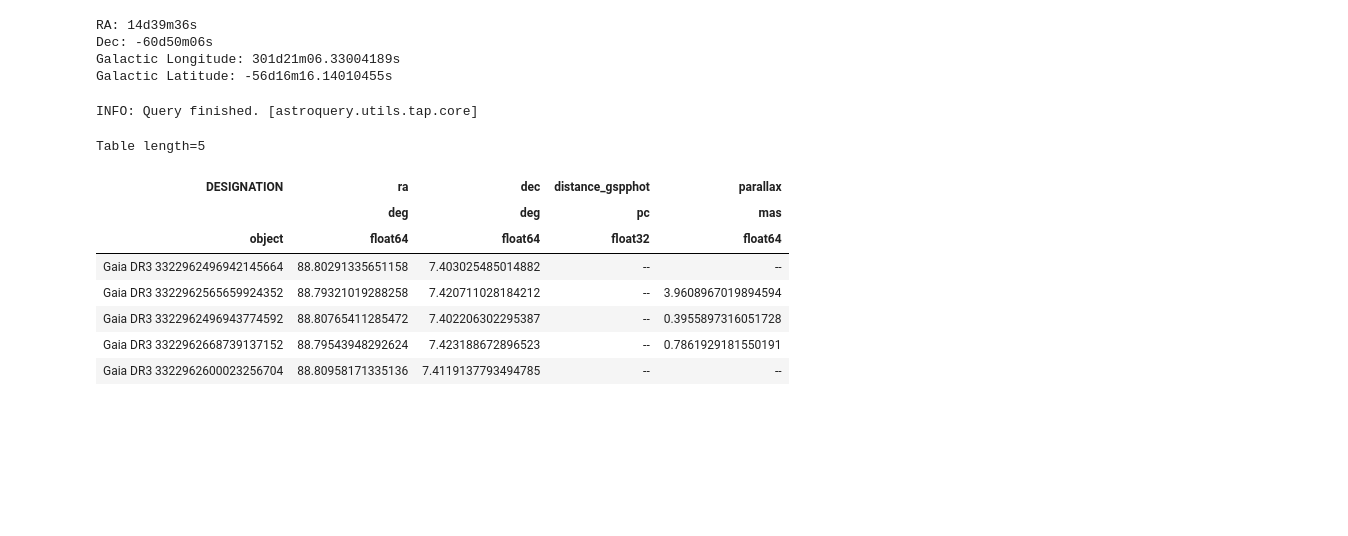
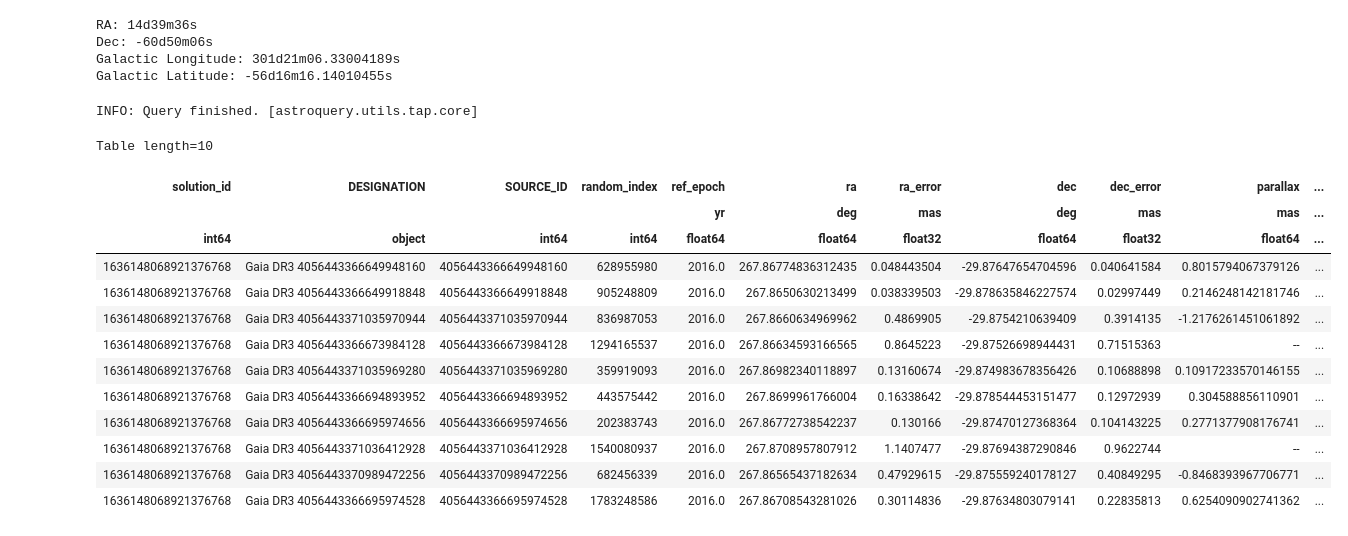
Before and after one commit to justynadanielas/exoConstellations, a Jupyter notebook: star_finder.ipynb, the cells around one changed output. Drawn from its saved outputs; the diff is of its cells as text; code cells hidden in the pictures; blank space fills up the shorter version.

Commit message:
Add function finding ten brightest stars

```diff
--- a/star_finder.ipynb
+++ b/star_finder.ipynb
@@ -39,31 +24,43 @@ print(results)
 # %%
-# Let's say we want to find all the stars within a 1-degree radius of Betelgeuse.
-# TODO: zmienić Betelgeuse na jakąś egzoplanetę
+# Let's say we want to find all the stars within a 1-degree radius of OGLE-TR-10e.
 
 from astroquery.gaia import Gaia
 from astropy.coordinates import SkyCoord
+import numpy as np
 import astropy.units as u
 
 # Define the position of Betelgeuse (Alpha Orionis)
-betelgeuse_coord = SkyCoord(ra=88.792939*u.deg, dec=7.407064*u.deg, frame='icrs')
+# betelgeuse_coord = SkyCoord(ra=88.792939*u.deg, dec=7.407064*u.deg, frame='icrs')
+# zamieniam Betelgeuse na OGLE-TR-10
+exoplanet_coord = SkyCoord(ra=267.867748*u.deg, dec=-29.876476*u.deg, frame='icrs')
 
 # Define the search radius (1 degree)
 radius = 1 * u.deg
 
 # Perform the cone search
-job = Gaia.cone_search_async(betelgeuse_coord, radius=radius)
+job = Gaia.cone_search_async(exoplanet_coord, radius=radius)
+# job = Gaia.cone_search_async(betelgeuse_coord, radius=radius)
 results = job.get_results()
+# Filter out rows with missing or NaN values in the 'phot_g_mean_mag' column
+valid_results = results[~np.isnan(results['phot_g_mean_mag'])]
+valid_results['phot_g_mean_mag']
+valid_results.sort('phot_g_mean_mag')  # Sort by brightness (magnitude)
 
-# Display the first few rows of the result
-results[:5]['DESIGNATION', 'ra', 'dec', 'distance_gspphot', 'parallax']
+brightest_ten = valid_results[:10]
+brightest_ten
 # %% [output]
 INFO: Query finished. [astroquery.utils.tap.core]
-Table length=5
+Table length=10
-| DESIGNATION | ra | dec | distance_gspphot | parallax |
-|  | deg | deg | pc | mas |
-| object | float64 | float64 | float32 | float64 |
-| Gaia DR3 3322962496942145664 | 88.80291335651158 | 7.403025485014882 | -- | -- |
-| Gaia DR3 3322962565659924352 | 88.79321019288258 | 7.420711028184212 | -- | 3.9608967019894594 |
-| Gaia DR3 3322962496943774592 | 88.80765411285472 | 7.402206302295387 | -- | 0.3955897316051728 |
-| Gaia DR3 3322962668739137152 | 88.79543948292624 | 7.423188672896523 | -- | 0.7861929181550191 |
-| Gaia DR3 3322962600023256704 | 88.80958171335136 | 7.4119137793494785 | -- | -- |
+| solution_id | DESIGNATION | SOURCE_ID | random_index | ref_epoch | ra | ra_error | dec | dec_error | parallax | ... |
+|  |  |  |  | yr | deg | mas | deg | mas | mas | ... |
+| int64 | object | int64 | int64 | float64 | float64 | float32 | float64 | float32 | float64 | ... |
+| 1636148068921376768 | Gaia DR3 4056443366649948160 | 4056443366649948160 | 628955980 | 2016.0 | 267.86774836312435 | 0.048443504 | -29.87647654704596 | 0.040641584 | 0.8015794067379126 | ... |
+| 1636148068921376768 | Gaia DR3 4056443366649918848 | 4056443366649918848 | 905248809 | 2016.0 | 267.8650630213499 | 0.038339503 | -29.878635846227574 | 0.02997449 | 0.2146248142181746 | ... |
+| 1636148068921376768 | Gaia DR3 4056443371035970944 | 4056443371035970944 | 836987053 | 2016.0 | 267.8660634969962 | 0.4869905 | -29.8754210639409 | 0.3914135 | -1.2176261451061892 | ... |
+| 1636148068921376768 | Gaia DR3 4056443366673984128 | 4056443366673984128 | 1294165537 | 2016.0 | 267.86634593166565 | 0.8645223 | -29.87526698944431 | 0.71515363 | -- | ... |
+| 1636148068921376768 | Gaia DR3 4056443371035969280 | 4056443371035969280 | 359919093 | 2016.0 | 267.86982340118897 | 0.13160674 | -29.874983678356426 | 0.10688898 | 0.10917233570146155 | ... |
+| 1636148068921376768 | Gaia DR3 4056443366694893952 | 4056443366694893952 | 443575442 | 2016.0 | 267.8699961766004 | 0.16338642 | -29.878544453151477 | 0.12972939 | 0.304588856110901 | ... |
+| 1636148068921376768 | Gaia DR3 4056443366695974656 | 4056443366695974656 | 202383743 | 2016.0 | 267.86772738542237 | 0.130166 | -29.87470127368364 | 0.104143225 | 0.2771377908176741 | ... |
+| 1636148068921376768 | Gaia DR3 4056443371036412928 | 4056443371036412928 | 1540080937 | 2016.0 | 267.8708957807912 | 1.1407477 | -29.87694387290846 | 0.9622744 | -- | ... |
+| 1636148068921376768 | Gaia DR3 4056443370989472256 | 4056443370989472256 | 682456339 | 2016.0 | 267.86565437182634 | 0.47929615 | -29.875559240178127 | 0.40849295 | -0.8468393967706771 | ... |
+| 1636148068921376768 | Gaia DR3 4056443366695974528 | 4056443366695974528 | 1783248586 | 2016.0 | 267.86708543281026 | 0.30114836 | -29.87634803079141 | 0.22835813 | 0.6254090902741362 | ... |
```
Also changed, not shown: parts of 8 cells of this notebook, 4 other files.
